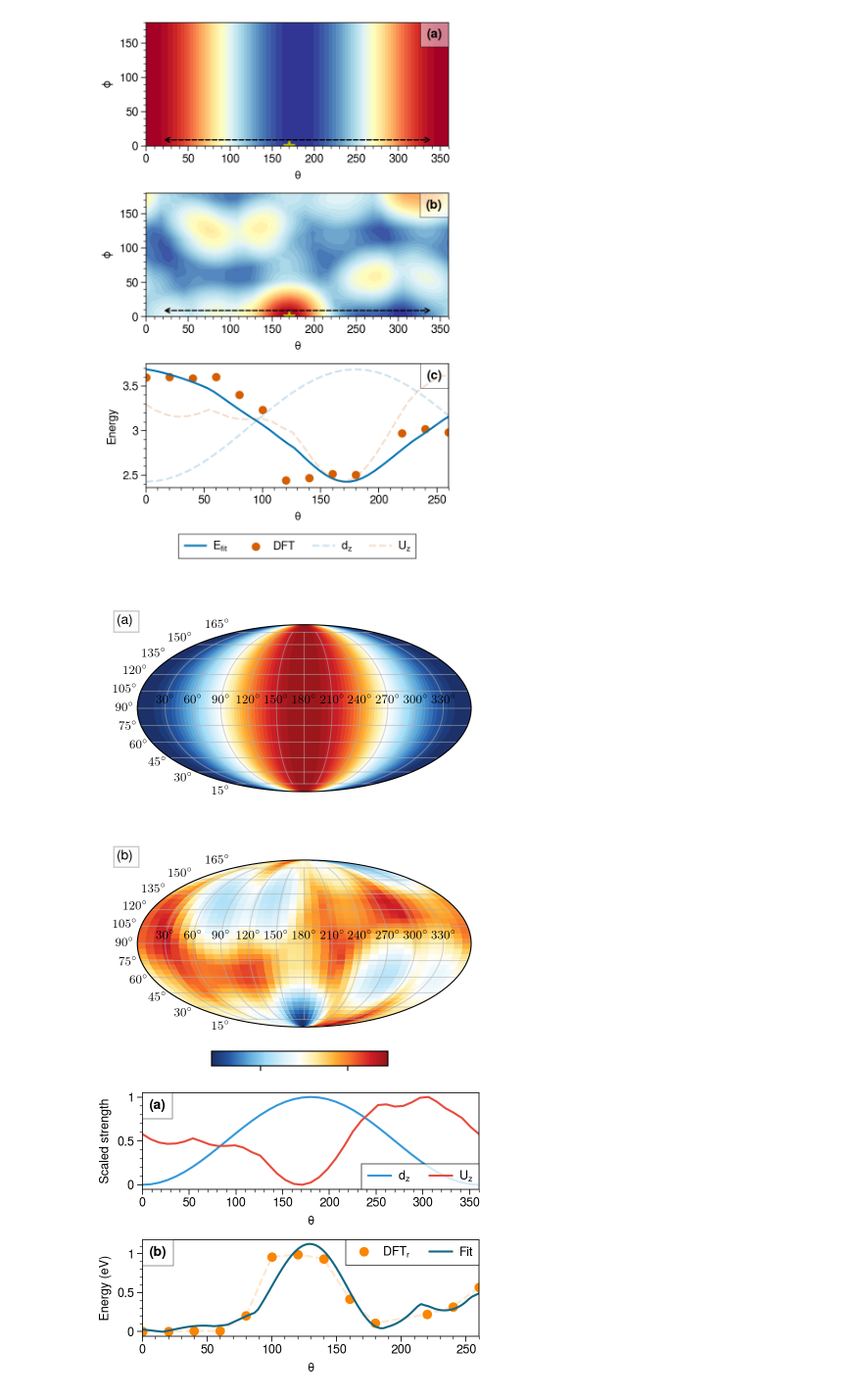
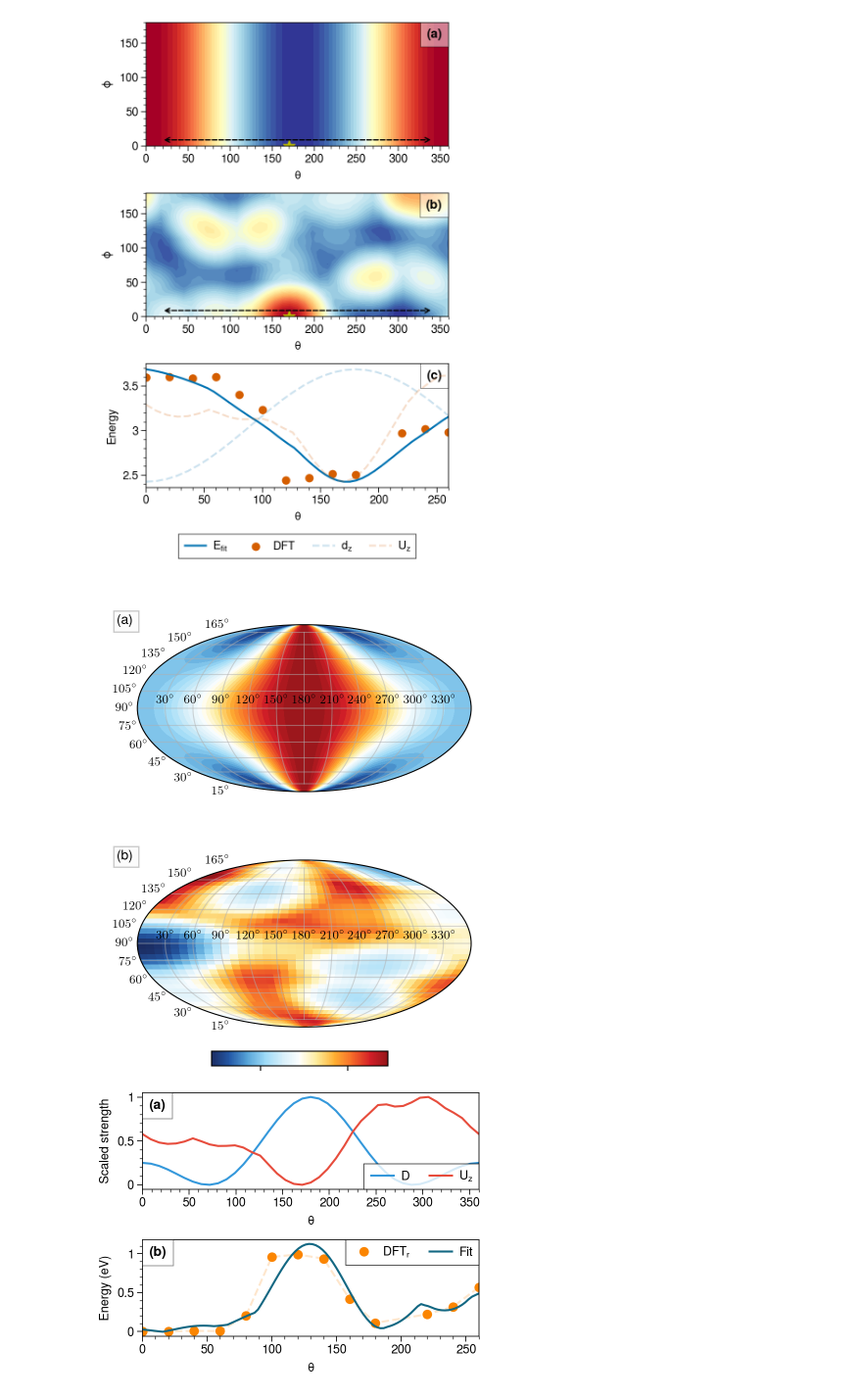
Before and after one commit to santoshkumarradha/spin-model-perovskite, a Jupyter notebook: notebooks/U-potential.ipynb, the cells around one changed output. Shown at 98% size. Saved outputs shown, nothing was run; the diff lists cells and outputs as text; code cells hidden in the pictures.

```diff
--- a/notebooks/U-potential.ipynb
+++ b/notebooks/U-potential.ipynb
@@ -69,13 +70,29 @@ plt.colorbar()
 <matplotlib.colorbar.Colorbar at 0x...>
 [figure]
 # %%
+# import sys;sys.path.append("../")
+# from utils import get_U_equation
+# import sympy as sp
+# Uz_symbolic,[t1,p1,t2,p2]=get_U_equation('z')
+# P1={t1:0,p1:0} #Spin 1 pointing along z axis
+# Uz=sp.lambdify((t2,p2),Uz_symbolic.subs(P1))
+# dipole_z=np.array([Uz(j,i) for i in np.deg2rad(p) for j in np.deg2rad(t)]).reshape(nk,nk)
+
+
+
 import sys;sys.path.append("../")
 from utils import get_U_equation
 import sympy as sp
+Ux_symbolic,[t1,p1,t2,p2]=get_U_equation('x')
+Uy_symbolic,[t1,p1,t2,p2]=get_U_equation('y')
 Uz_symbolic,[t1,p1,t2,p2]=get_U_equation('z')
+
 P1={t1:0,p1:0} #Spin 1 pointing along z axis
 Uz=sp.lambdify((t2,p2),Uz_symbolic.subs(P1))
-dipole_z=np.array([Uz(j,i) for i in np.deg2rad(p) for j in np.deg2rad(t)]).reshape(nk,nk)
+Usame=sp.lambdify((t2,p2),Ux_symbolic.subs({t1:t2,p1:p2}))
+
+angles=np.linspace(0,2*np.pi,nk)
+dipole_z=np.array([Uz(j,i)+Usame(j,i) for i in np.deg2rad(p) for j in np.deg2rad(t)]).reshape(nk,nk)
 # %%
 import matplotlib.patches as patches
 p1 = patches.FancyArrowPatch((0, 0), (0, 1), arrowstyle='->', mutation_scale=20)
@@ -232,7 +249,7 @@ fig.colorbar(im,orientation='horizontal', shrink=.5, cax=cax).set_label(label="R
 plt.tight_layout()
 fig.savefig('../figures/main_figure.png',dpi=300, bbox_inches='tight')
 # %% [output]
-[figure, old version]
+[figure, new version]
 # %%
 from scipy.optimize import minimize
 
@@ -271,31 +288,31 @@ popt, pcov = curve_fit(energy_equation, x, y, p0=np.random.uniform(-.3,.3,4),met
 # %%
 import proplot as pplt
 pplt.rc.reset()
 pplt.rc.update(grid=False,)
 fig, ax = pplt.subplots([[1],[2]],share=False,figsize=(4,3))
 fig.patch.set_facecolor('w')
 ax.format(
     abc='(a)', abcloc='upper left',abcbbox=True
 )
 
 
 t=np.linspace(0,360,dipole_z[0].shape[0])
-ax[0].plot(t,min_max_scale(dipole_z[0]),label="$d_z$",cycle='FlatUI')
+ax[0].plot(t,min_max_scale(dipole_z[0]),label="$D$",cycle='FlatUI')
 ax[0].plot(t,min_max_scale( [get_mean_distance_angle(theta=i,phi=0) for i in t]),label="$U_z$",cycle='FlatUI')
 ax[0].legend(loc="lower right")
 ax[0].format(xlabel="$\\theta$",ylabel="Scaled strength")
 
 def min_max_scale(data):
     return (data-np.min(data))/(np.max(data)-np.min(data))
 
 
 ax[1].plot(x,y,"--",color="#fb8500",alpha=0.2)
 ax[1].plot(x,y,"o",label="DFT$_r$",color="#fb8500")
 ax[1].format(xlabel="$\\theta$",ylabel="Energy (eV)")
 ax[1].plot(X-compensate, energy_equation(X-compensate, *popt), 'r-',label="Fit",color="#126782")
 ax[1].legend(loc="upper right")
 
 
 fig.savefig('../figures/fit.png',dpi=300, bbox_inches='tight')
 # %% [output]
-[figure, old version]
+[figure, new version]
```
Also changed, not shown: parts of 5 cells of this notebook, 3 other files.
